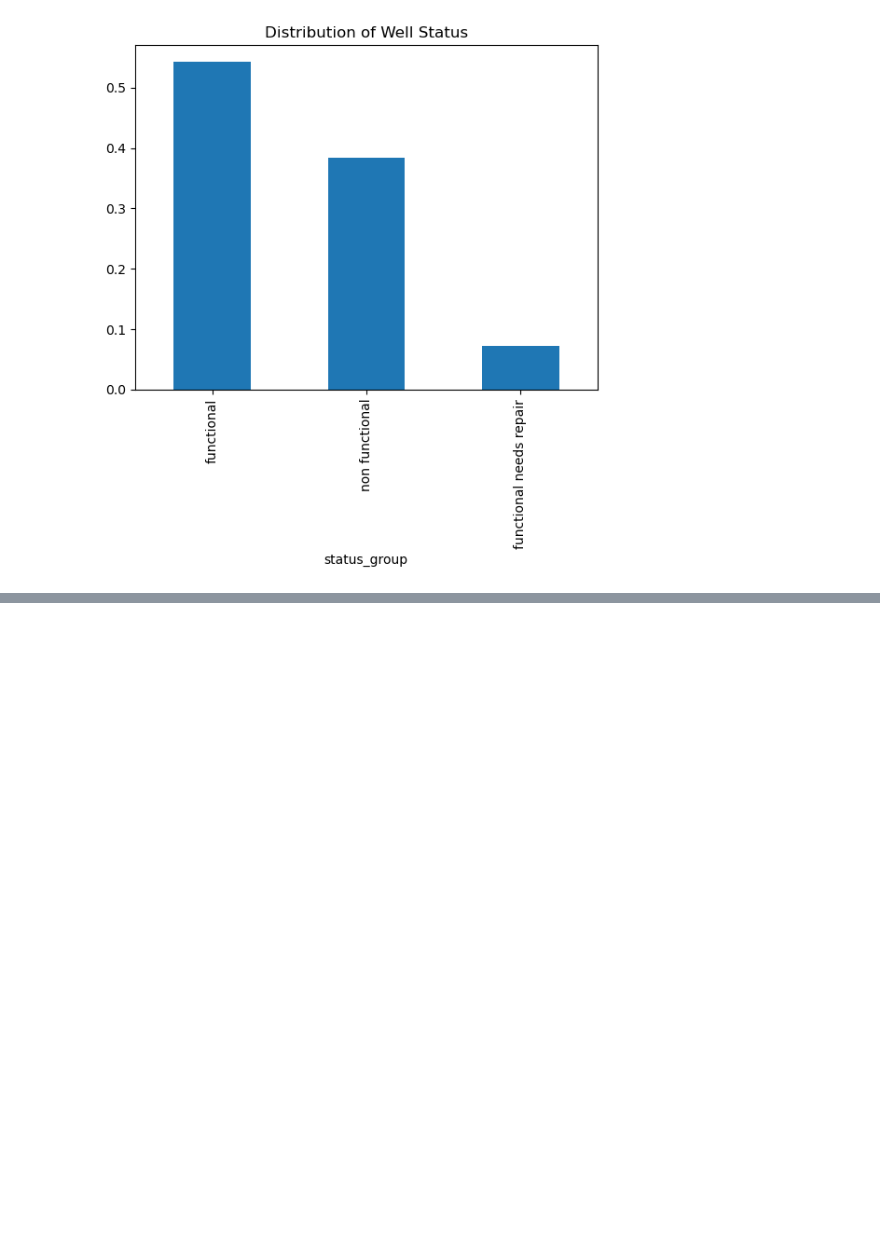
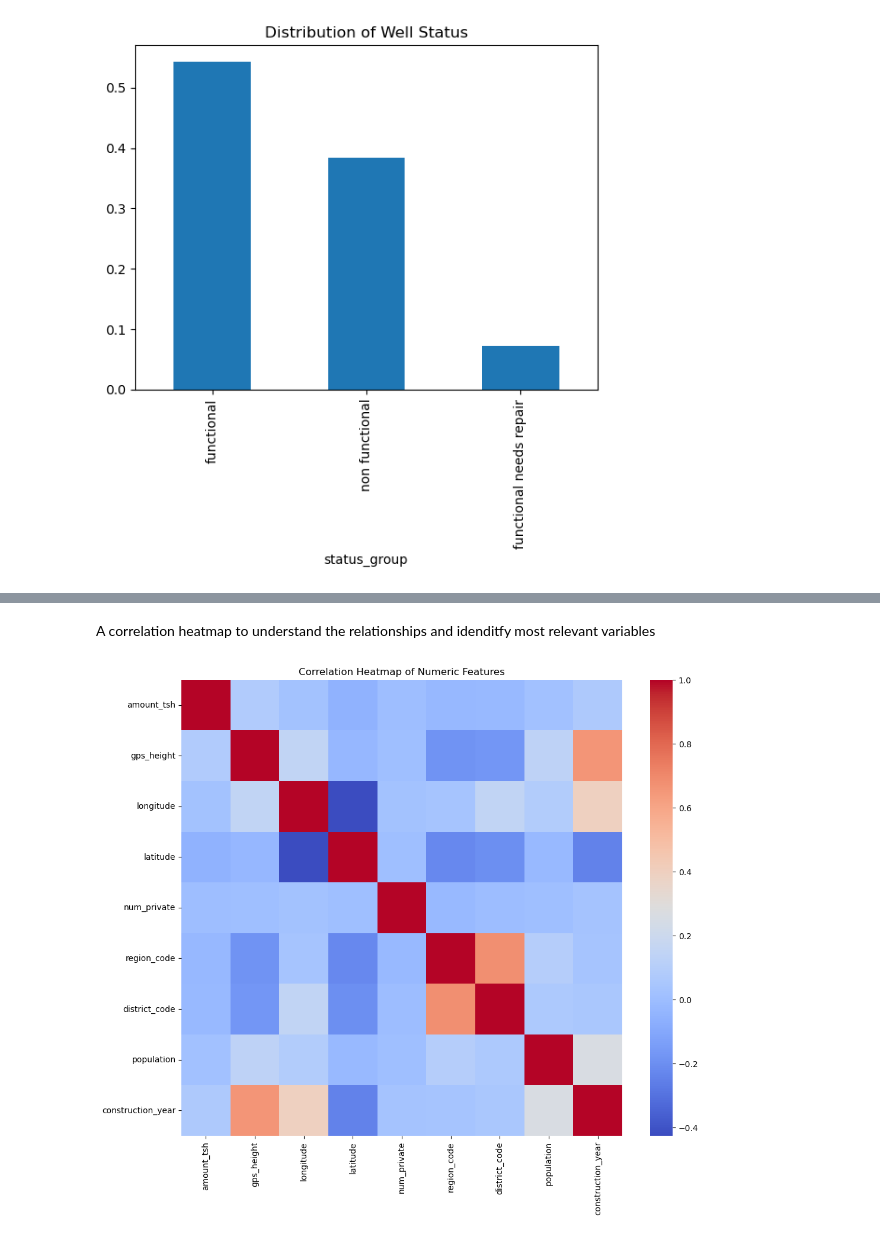
Before and after one commit to leejay-glitch/tanzania-water-well-prediction, a Jupyter notebook: notebook/tanzania_water_well.ipynb, the cells around one changed output, grey strips where cells are left out. Saved outputs shown, nothing was run; the diff lists cells and outputs as text; code cells hidden in the pictures; blank space fills up the shorter version.

```diff
--- a/notebook/tanzania_water_well.ipynb
+++ b/notebook/tanzania_water_well.ipynb
@@ -56,3 +57,8 @@ test_values = pd.read_csv("data/test_set_values.csv")
+# %%
+#  Load the datasets
+train_values = pd.read_csv("../data/training_set_values.csv")
+train_labels = pd.read_csv("../data/training_set_labels.csv")
+test_values = pd.read_csv("../data/test_set_values.csv")
 # %%
 # Display shapes of the datasets
 print("Train values shape:", train_values.shape)
@@ -165,0 +194,39 @@ train_data['status_group'].value_counts(normalize=True).plot(kind='bar', title='
+# %%
+train_data.drop_duplicates(inplace=True)
+# %%
+cols_to_drop = [
+    'id', 'latitude', 'longitude',
+    'wpt_name', 'subvillage', 'scheme_name',
+    'installer', 'ward', 'funder', 'status_group'
+]
+# %%
+# Drop id column and save target variable
+X = train_data.drop(columns=cols_to_drop)
+y = train_data['status_group']
+
+# One-Hot Encode categorical variables
+X_encoded = pd.get_dummies(X, drop_first=True)
+
+# Encode target labels
+le = LabelEncoder()
+y_encoded = le.fit_transform(y)
+
+# Train-test split
+X_train, X_test, y_train, y_test = train_test_split(X_encoded, y_encoded, test_size=0.2, random_state=42)
+# %% [markdown]
+A correlation heatmap to understand the relationships and idenditfy most relevant variables
+# %%
+
+# Select only numeric features
+numeric_df = X.select_dtypes(include='number')
+
+# Create a correlation matrix
+correlation_matrix = numeric_df.corr()
+
+# Plot the heatmap
+plt.figure(figsize=(12, 10))
+sns.heatmap(correlation_matrix, cmap='coolwarm', annot=False)
+plt.title("Correlation Heatmap of Numeric Features")
+plt.show()
+# %% [output]
+[figure, added]
```
Also changed, not shown: parts of 6 cells of this notebook.
